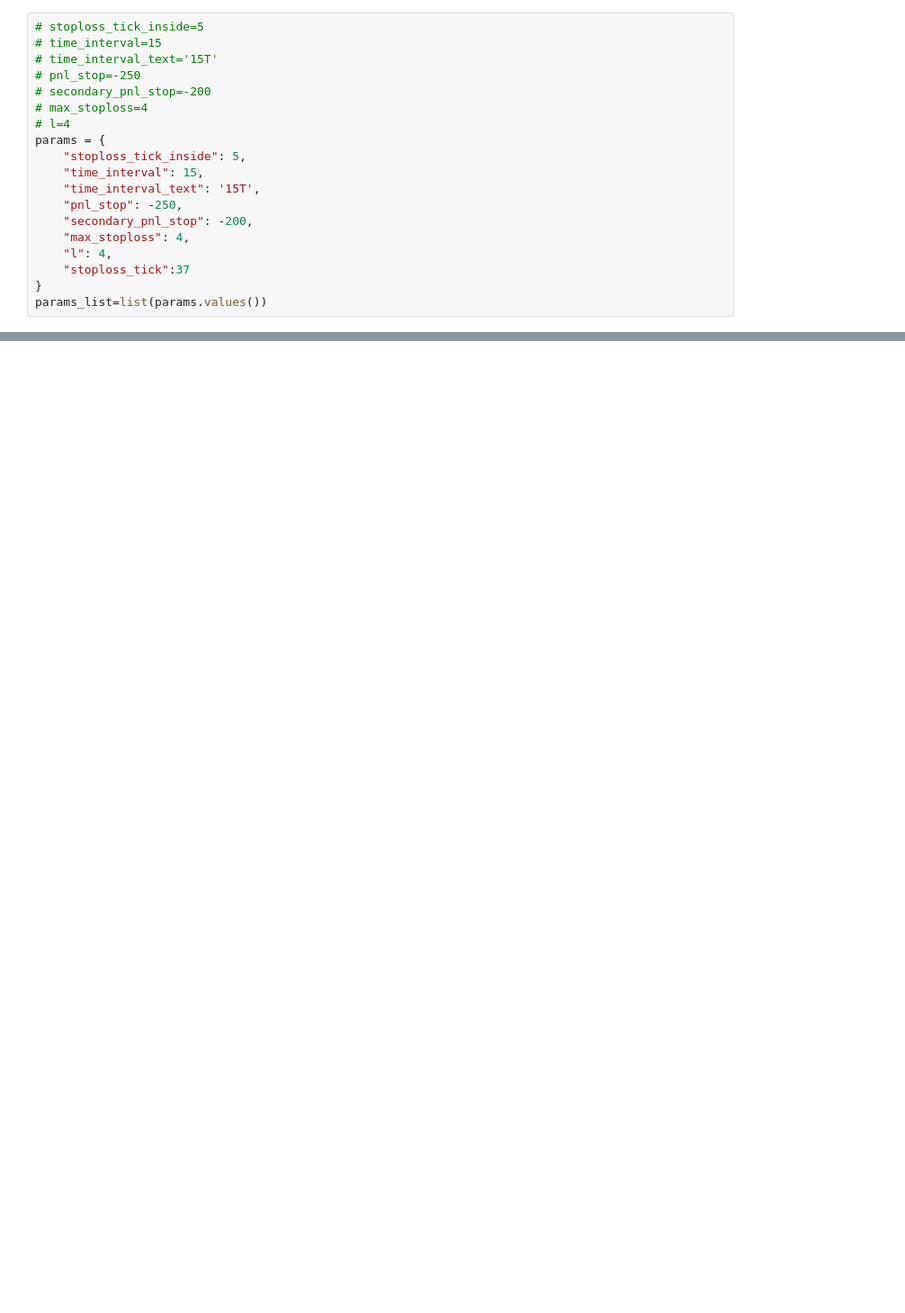
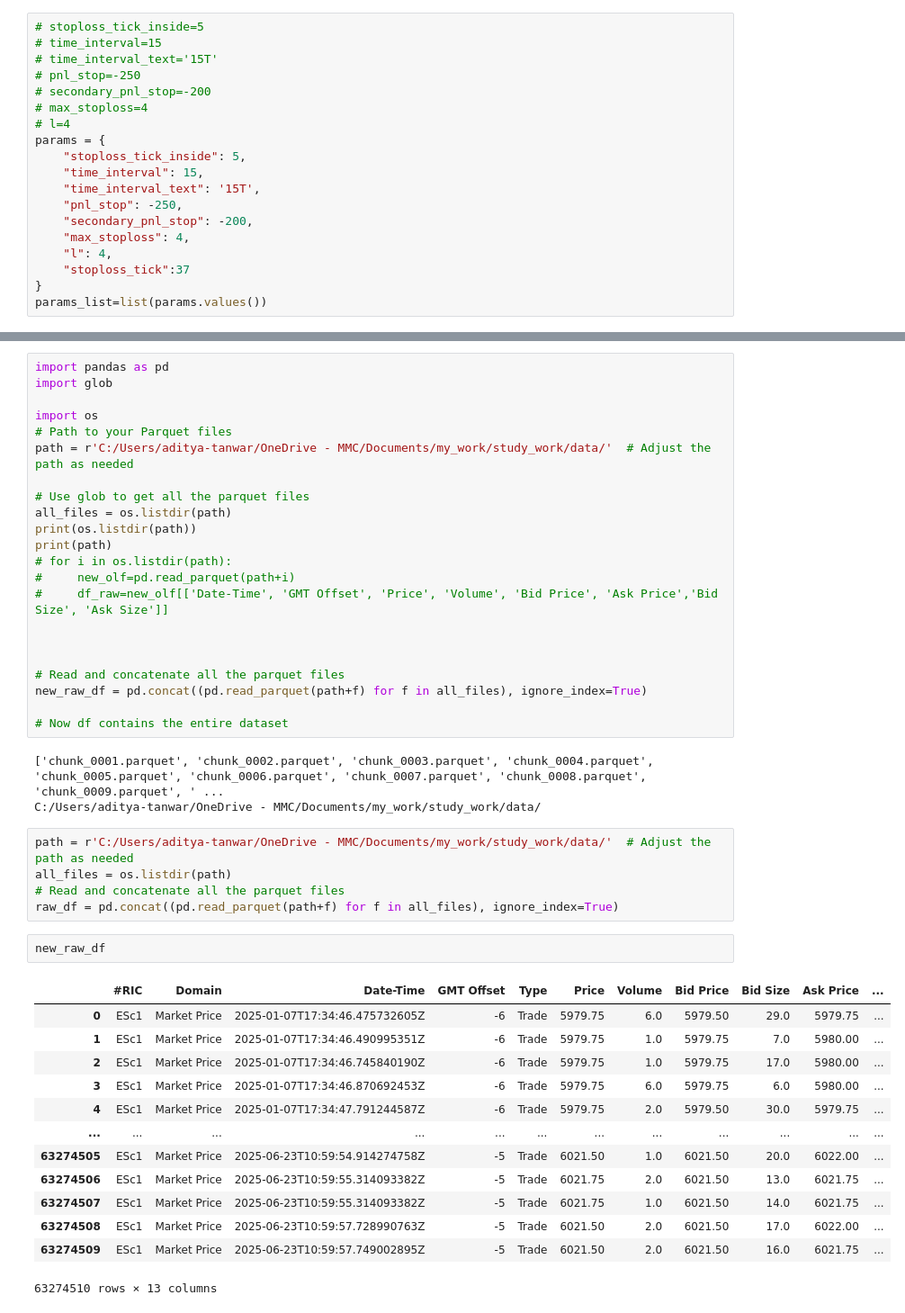
Before and after one commit to adityatanwar15/Housing_price_kaggle, a Jupyter notebook: Backtest_es.ipynb, the cells around one changed output, grey strips where cells are left out. Shown at 90% size. Cells and saved outputs as stored; diff of their text form; blank space fills up the shorter version.

```diff
--- a/Backtest_es.ipynb
+++ b/Backtest_es.ipynb
@@ -995,0 +1330,46 @@ def trade_logic(day_data,m,tick_stoploss,list_file,params_list):
+# %%
+import pandas as pd
+import glob
+
+import os
+# Path to your Parquet files
+path = r'C:/Users/aditya-tanwar/OneDrive - MMC/Documents/my_work/study_work/data/'  # Adjust the path as needed
+
+# Use glob to get all the parquet files
+all_files = os.listdir(path)
+print(os.listdir(path))
+print(path)
+# for i in os.listdir(path):
+#     new_olf=pd.read_parquet(path+i)
+#     df_raw=new_olf[['Date-Time', 'GMT Offset', 'Price', 'Volume', 'Bid Price', 'Ask Price','Bid Size', 'Ask Size']]
+
+
+
+# Read and concatenate all the parquet files
+new_raw_df = pd.concat((pd.read_parquet(path+f) for f in all_files), ignore_index=True)
+
+# Now df contains the entire dataset
+# %% [output]
+['chunk_0001.parquet', 'chunk_0002.parquet', 'chunk_0003.parquet', 'chunk_0004.parquet', 'chunk_0005.parquet', 'chunk_0006.parquet', 'chunk_0007.parquet', 'chunk_0008.parquet', 'chunk_0009.parquet', ' ...
+C:/Users/aditya-tanwar/OneDrive - MMC/Documents/my_work/study_work/data/
+# %%
+path = r'C:/Users/aditya-tanwar/OneDrive - MMC/Documents/my_work/study_work/data/'  # Adjust the path as needed
+all_files = os.listdir(path)
+# Read and concatenate all the parquet files
+raw_df = pd.concat((pd.read_parquet(path+f) for f in all_files), ignore_index=True)
+# %%
+new_raw_df
+# %% [output]
+|  | #RIC | Domain | Date-Time | GMT Offset | Type | Price | Volume | Bid Price | Bid Size | Ask Price | ... |
+| 0 | ESc1 | Market Price | 2025-01-07T17:34:46.475732605Z | -6 | Trade | 5979.75 | 6.0 | 5979.50 | 29.0 | 5979.75 | ... |
+| 1 | ESc1 | Market Price | 2025-01-07T17:34:46.490995351Z | -6 | Trade | 5979.75 | 1.0 | 5979.75 | 7.0 | 5980.00 | ... |
+| 2 | ESc1 | Market Price | 2025-01-07T17:34:46.745840190Z | -6 | Trade | 5979.75 | 1.0 | 5979.75 | 17.0 | 5980.00 | ... |
+| 3 | ESc1 | Market Price | 2025-01-07T17:34:46.870692453Z | -6 | Trade | 5979.75 | 6.0 | 5979.75 | 6.0 | 5980.00 | ... |
+| 4 | ESc1 | Market Price | 2025-01-07T17:34:47.791244587Z | -6 | Trade | 5979.75 | 2.0 | 5979.50 | 30.0 | 5979.75 | ... |
+| ... | ... | ... | ... | ... | ... | ... | ... | ... | ... | ... | ... |
+| 63274505 | ESc1 | Market Price | 2025-06-23T10:59:54.914274758Z | -5 | Trade | 6021.50 | 1.0 | 6021.50 | 20.0 | 6022.00 | ... |
+| 63274506 | ESc1 | Market Price | 2025-06-23T10:59:55.314093382Z | -5 | Trade | 6021.75 | 2.0 | 6021.50 | 13.0 | 6021.75 | ... |
+| 63274507 | ESc1 | Market Price | 2025-06-23T10:59:55.314093382Z | -5 | Trade | 6021.75 | 1.0 | 6021.50 | 14.0 | 6021.75 | ... |
+| 63274508 | ESc1 | Market Price | 2025-06-23T10:59:57.728990763Z | -5 | Trade | 6021.50 | 2.0 | 6021.50 | 17.0 | 6022.00 | ... |
+| 63274509 | ESc1 | Market Price | 2025-06-23T10:59:57.749002895Z | -5 | Trade | 6021.50 | 2.0 | 6021.50 | 16.0 | 6021.75 | ... |
+63274510 rows × 13 columns
```
Also changed, not shown: parts of 18 cells of this notebook.
